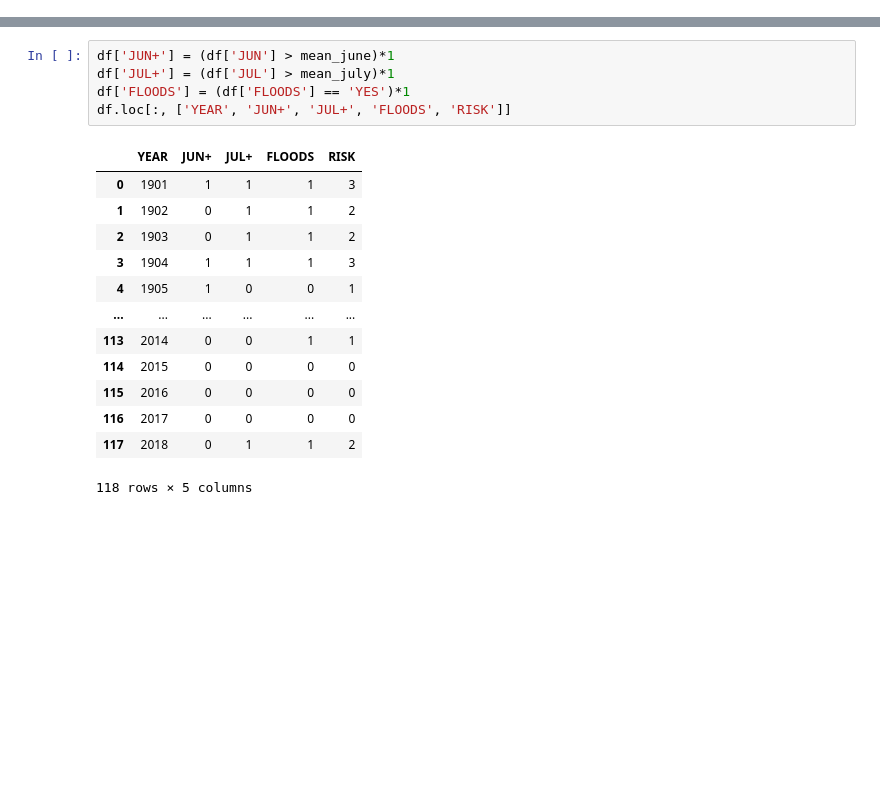
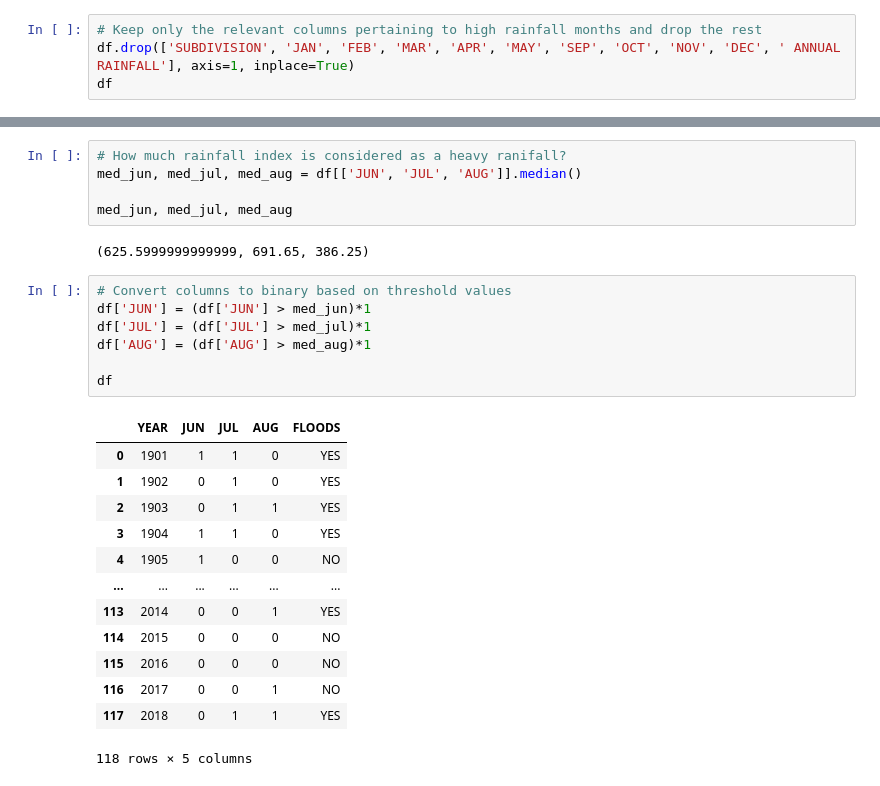
Before and after one commit to thecont1/class-sharing, a Jupyter notebook: kerala/kerala.ipynb, the cells around one changed output, grey strips where cells are left out. Saved outputs shown, nothing was run; the diff lists cells and outputs as text; blank space fills up the shorter version.

Commit message:
added Kerala rainfall case study

```diff
--- a/kerala/kerala.ipynb
+++ b/kerala/kerala.ipynb
@@ -36,0 +79,4 @@ mean_june, mean_july
+# %%
+# Keep only the relevant columns pertaining to high rainfall months and drop the rest
+df.drop(['SUBDIVISION', 'JAN', 'FEB', 'MAR', 'APR', 'MAY', 'SEP', 'OCT', 'NOV', 'DEC', ' ANNUAL RAINFALL'], axis=1, inplace=True)
+df
@@ -37,19 +97,28 @@ mean_june, mean_july
+# %%
+# How much rainfall index is considered as a heavy ranifall?
+med_jun, med_jul, med_aug = df[['JUN', 'JUL', 'AUG']].median()
+
+med_jun, med_jul, med_aug
+# %% [output]
+(625.5999999999999, 691.65, 386.25)
 # %%
-df['JUN+'] = (df['JUN'] > mean_june)*1
-df['JUL+'] = (df['JUL'] > mean_july)*1
-df['FLOODS'] = (df['FLOODS'] == 'YES')*1
-df.loc[:, ['YEAR', 'JUN+', 'JUL+', 'FLOODS', 'RISK']]
+# Convert columns to binary based on threshold values
+df['JUN'] = (df['JUN'] > med_jun)*1
+df['JUL'] = (df['JUL'] > med_jul)*1
+df['AUG'] = (df['AUG'] > med_aug)*1
+
+df
 # %% [output]
-|  | YEAR | JUN+ | JUL+ | FLOODS | RISK |
-| 0 | 1901 | 1 | 1 | 1 | 3 |
-| 1 | 1902 | 0 | 1 | 1 | 2 |
-| 2 | 1903 | 0 | 1 | 1 | 2 |
-| 3 | 1904 | 1 | 1 | 1 | 3 |
-| 4 | 1905 | 1 | 0 | 0 | 1 |
+|  | YEAR | JUN | JUL | AUG | FLOODS |
+| 0 | 1901 | 1 | 1 | 0 | YES |
+| 1 | 1902 | 0 | 1 | 0 | YES |
+| 2 | 1903 | 0 | 1 | 1 | YES |
+| 3 | 1904 | 1 | 1 | 0 | YES |
+| 4 | 1905 | 1 | 0 | 0 | NO |
 | ... | ... | ... | ... | ... | ... |
-| 113 | 2014 | 0 | 0 | 1 | 1 |
-| 114 | 2015 | 0 | 0 | 0 | 0 |
-| 115 | 2016 | 0 | 0 | 0 | 0 |
-| 116 | 2017 | 0 | 0 | 0 | 0 |
-| 117 | 2018 | 0 | 1 | 1 | 2 |
+| 113 | 2014 | 0 | 0 | 1 | YES |
+| 114 | 2015 | 0 | 0 | 0 | NO |
+| 115 | 2016 | 0 | 0 | 0 | NO |
+| 116 | 2017 | 0 | 0 | 1 | NO |
+| 117 | 2018 | 0 | 1 | 1 | YES |
 118 rows × 5 columns
```
Also changed, not shown: parts of 27 cells of this notebook.
